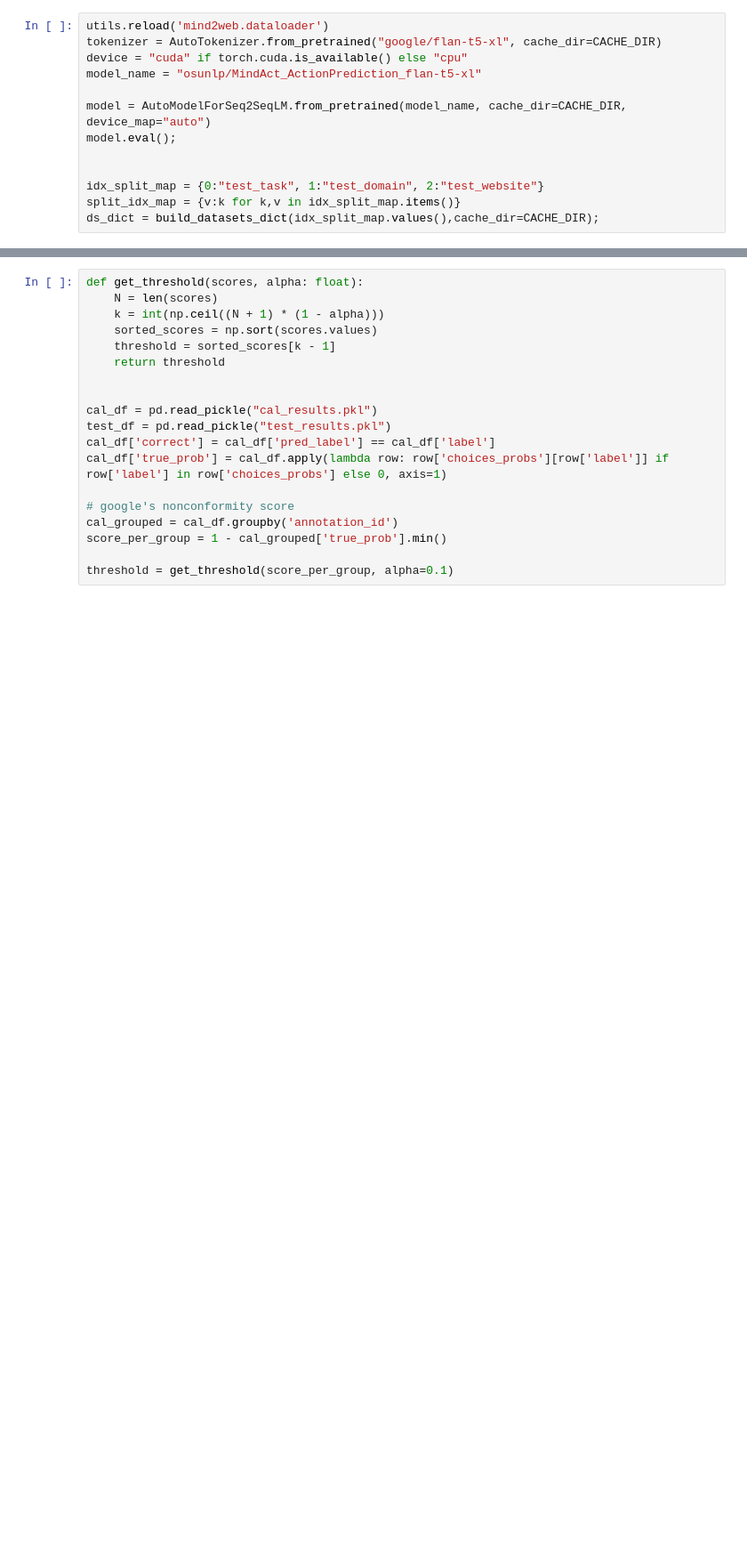
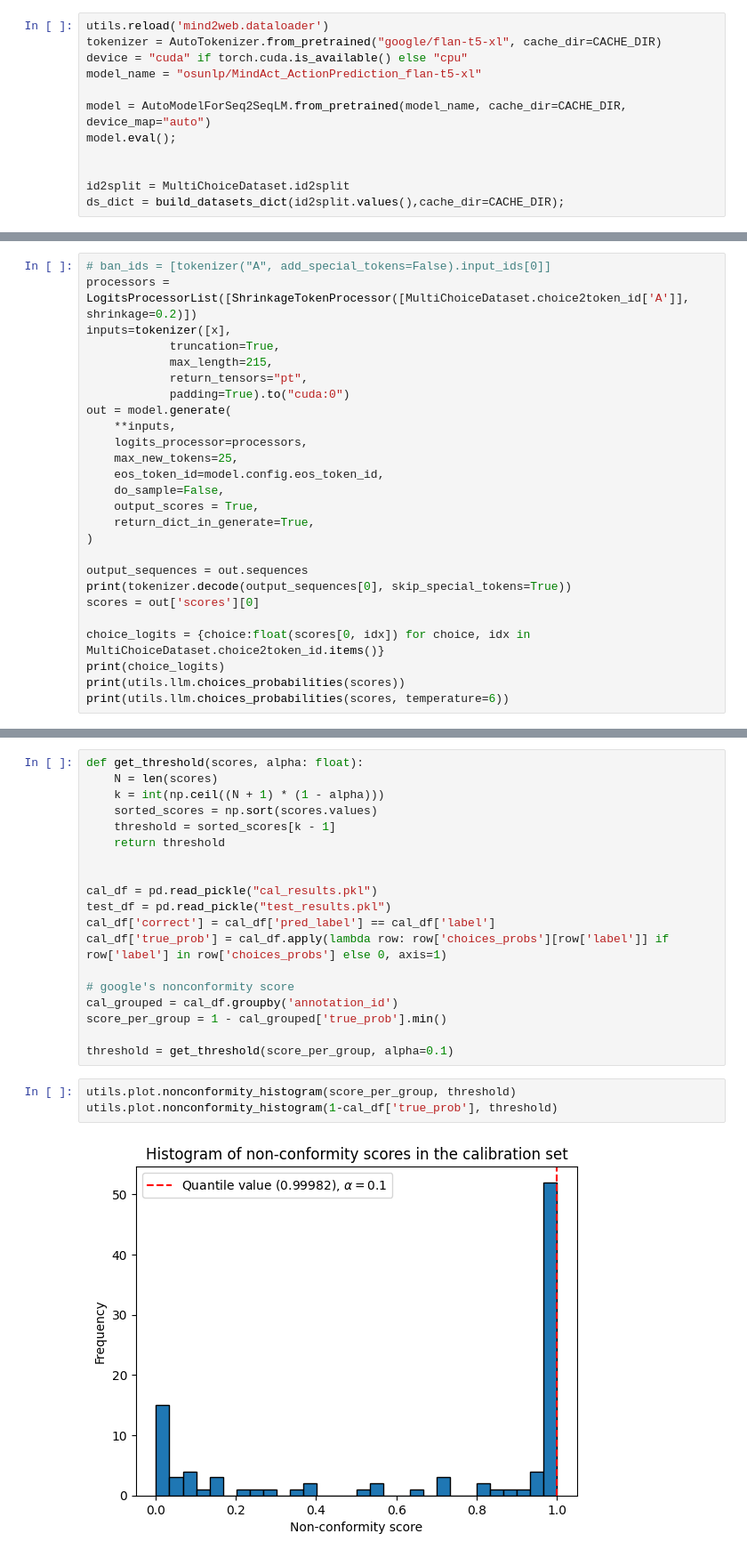
Before and after one commit to amitxy/Robots-That-Ask-For-Help-Over-The-Horizon, a Jupyter notebook: risk.ipynb, the cells around one changed output, grey strips where cells are left out. Shown at 89% size. Saved outputs shown, nothing was run; the diff lists cells and outputs as text; blank space fills up the shorter version.

```diff
--- a/risk.ipynb
+++ b/risk.ipynb
@@ -43,6 +55,5 @@ model = AutoModelForSeq2SeqLM.from_pretrained(model_name, cache_dir=CACHE_DIR, d
 model.eval();
 
 
-idx_split_map = {0:"test_task", 1:"test_domain", 2:"test_website"}
-split_idx_map = {v:k for k,v in idx_split_map.items()}
-ds_dict = build_datasets_dict(idx_split_map.values(),cache_dir=CACHE_DIR);
+id2split = MultiChoiceDataset.id2split
+ds_dict = build_datasets_dict(id2split.values(),cache_dir=CACHE_DIR);
@@ -66,0 +491,26 @@ for split, ds in ds_dict.items():
+# %%
+# ban_ids = [tokenizer("A", add_special_tokens=False).input_ids[0]]
+processors = LogitsProcessorList([ShrinkageTokenProcessor([MultiChoiceDataset.choice2token_id['A']], shrinkage=0.2)])
+inputs=tokenizer([x],
+            truncation=True,
+            max_length=215,
+            return_tensors="pt",
+            padding=True).to("cuda:0")
+out = model.generate(
+    **inputs,
+    logits_processor=processors,
+    max_new_tokens=25,
+    eos_token_id=model.config.eos_token_id,
+    do_sample=False,
+    output_scores = True,
+    return_dict_in_generate=True,
+)
+
+output_sequences = out.sequences
+print(tokenizer.decode(output_sequences[0], skip_special_tokens=True))
+scores = out['scores'][0]
+
+choice_logits = {choice:float(scores[0, idx]) for choice, idx in MultiChoiceDataset.choice2token_id.items()}
+print(choice_logits)
+print(utils.llm.choices_probabilities(scores))
+print(utils.llm.choices_probabilities(scores, temperature=6))
@@ -83,3 +569,8 @@ cal_grouped = cal_df.groupby('annotation_id')
 score_per_group = 1 - cal_grouped['true_prob'].min()
 
 threshold = get_threshold(score_per_group, alpha=0.1)
+# %%
+utils.plot.nonconformity_histogram(score_per_group, threshold)
+utils.plot.nonconformity_histogram(1-cal_df['true_prob'], threshold)
+# %% [output]
+[figure, added]
```
Also changed, not shown: parts of 27 cells of this notebook, 20 other files.
